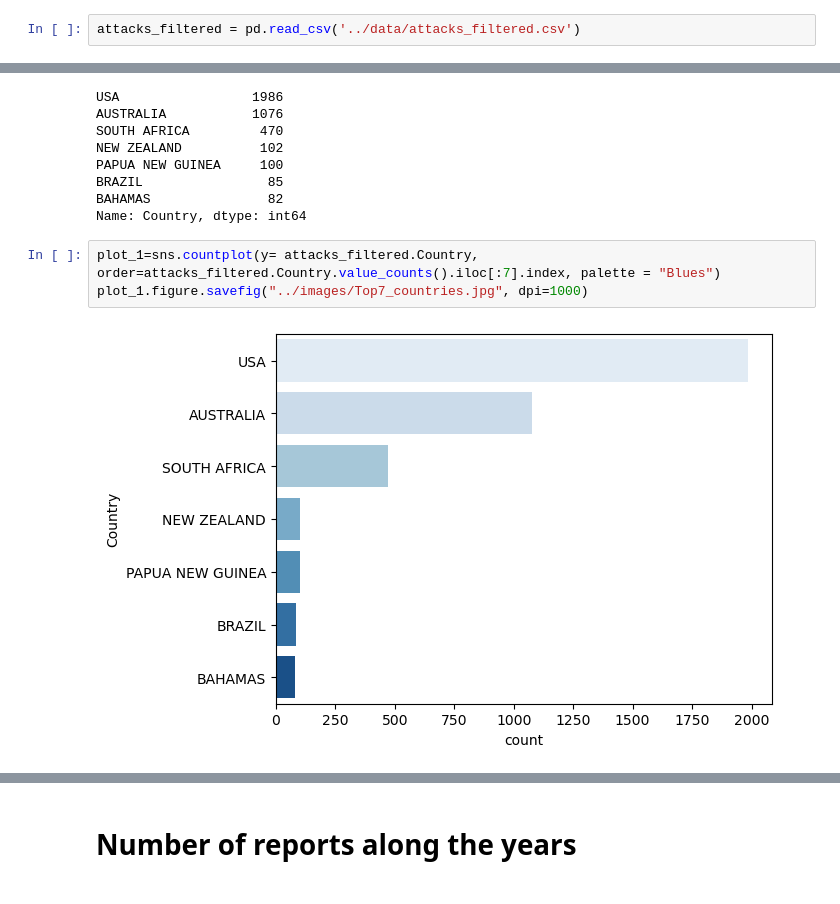
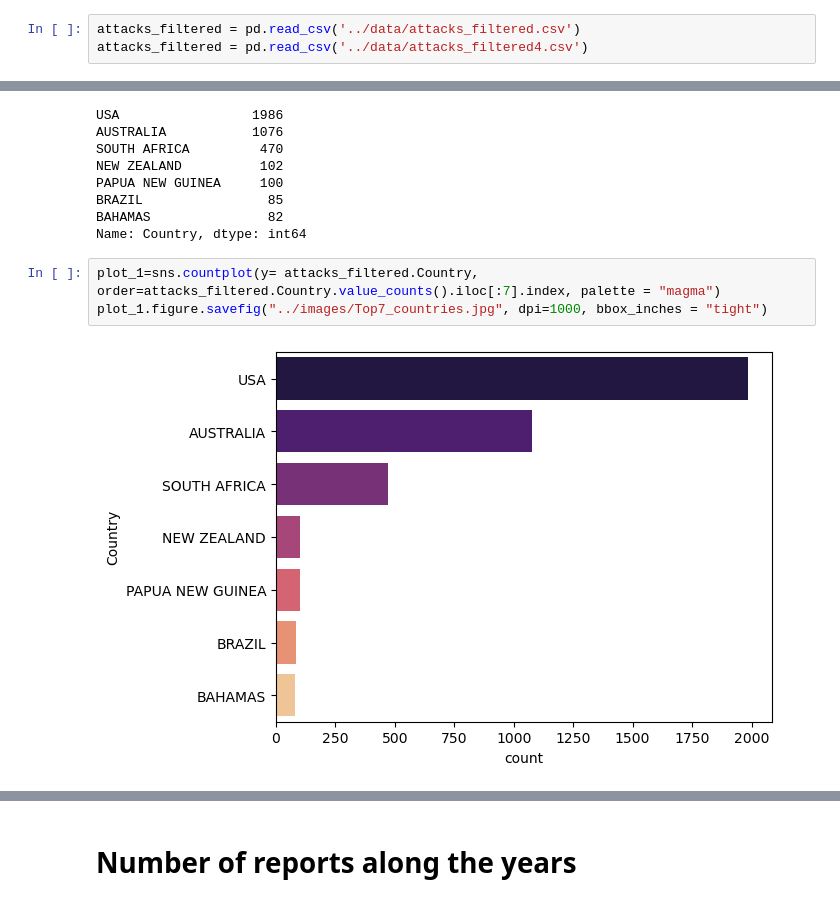
Before and after one commit to GuilleNes/Project-1.-Shark-Attack, a Jupyter notebook: src/Data Visualization.ipynb, the cells around one changed output, grey strips where cells are left out. Cells and saved outputs as stored; diff of their text form.

```diff
--- a/src/Data Visualization.ipynb
+++ b/src/Data Visualization.ipynb
@@ -11,6 +11,7 @@ import plotly.express as px
 # sns.set_style("whitegrid")
 # %%
 attacks_filtered = pd.read_csv('../data/attacks_filtered.csv')
+attacks_filtered = pd.read_csv('../data/attacks_filtered4.csv')
 # %% [markdown]
 # First of all we are going to represent a boxplot with the top 5 countries by attack report
 # %%
@@ -25,10 +26,10 @@ BRAZIL                85
 BAHAMAS               82
 Name: Country, dtype: int64
 # %%
-plot_1=sns.countplot(y= attacks_filtered.Country, order=attacks_filtered.Country.value_counts().iloc[:7].index, palette = "Blues")
-plot_1.figure.savefig("../images/Top7_countries.jpg", dpi=1000)
+plot_1=sns.countplot(y= attacks_filtered.Country, order=attacks_filtered.Country.value_counts().iloc[:7].index, palette = "magma")
+plot_1.figure.savefig("../images/Top7_countries.jpg", dpi=1000, bbox_inches = "tight")
 # %% [output]
-[figure, old version]
+[figure, new version]
 # %% [markdown]
 <!-- # Relationship between activity and number of attacks -->
 # %% [markdown]
```
Also changed, not shown: parts of 6 cells of this notebook, 17 other files.
